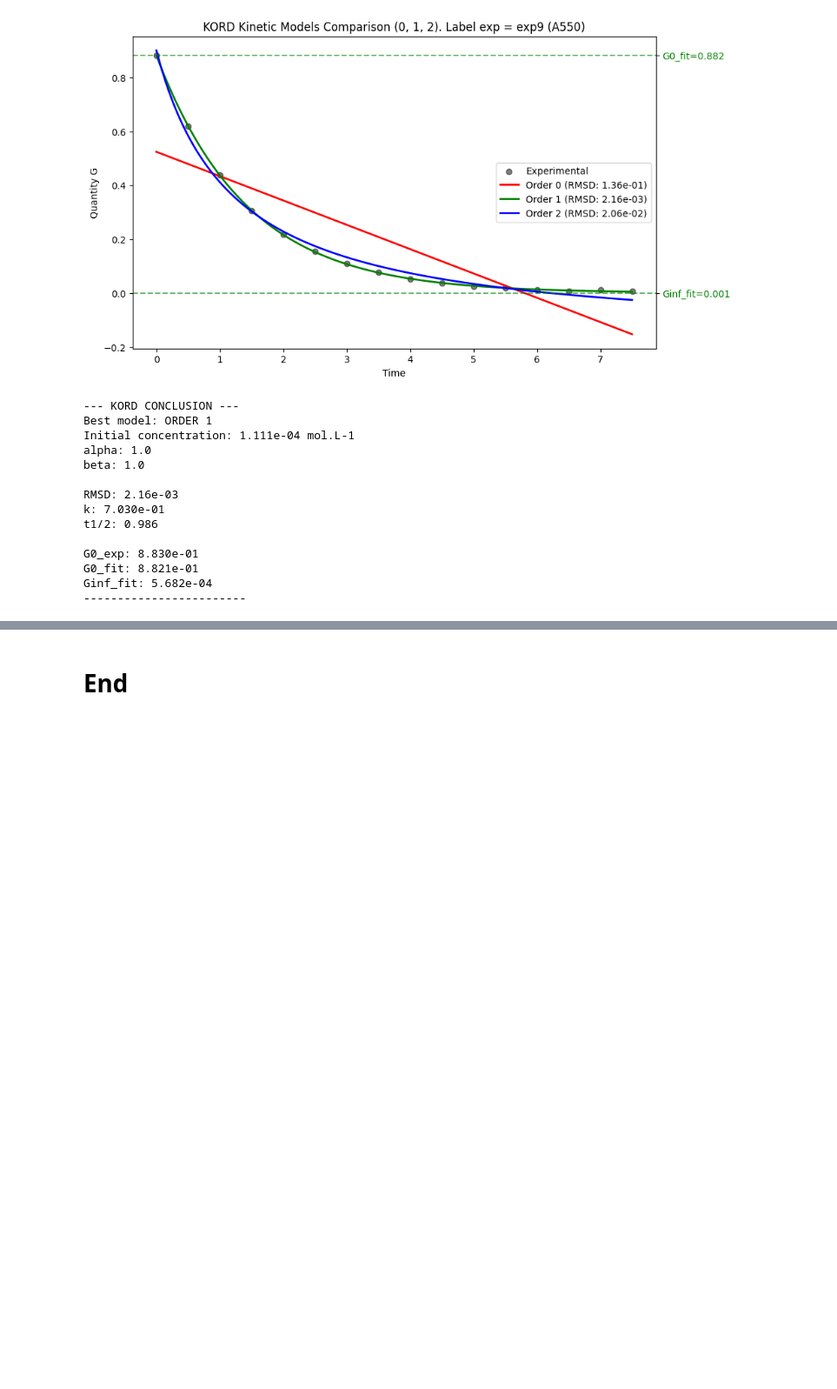
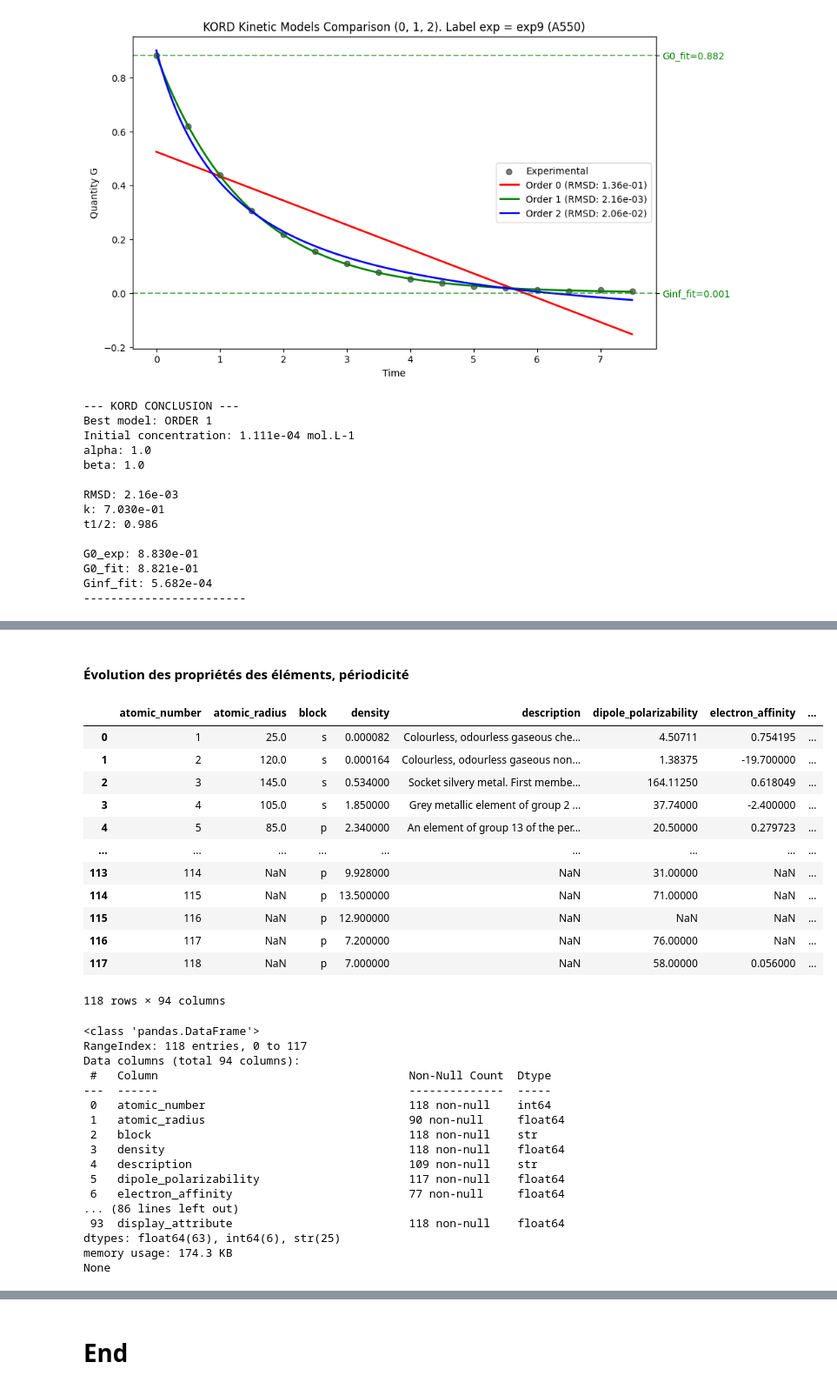
Before and after one commit to rpoteau/pyphyschemtools, a Jupyter notebook: Examples.ipynb, the cells around one changed output, grey strips where cells are left out. Shown at 87% size. Drawn from its saved outputs; the diff is of its cells as text; code cells hidden in the pictures; blank space fills up the shorter version.

```diff
--- a/Examples.ipynb
+++ b/Examples.ipynb
@@ -200,0 +217,37 @@ Ginf_fit: 5.682e-04
+# %% [markdown]
+#### Évolution des propriétés des éléments, périodicité
+# %%
+display(tp.elements)
+
+print(tp.elements.info())
+# %% [output]
+|  | atomic_number | atomic_radius | block | density | description | dipole_polarizability | electron_affinity | ... |
+| 0 | 1 | 25.0 | s | 0.000082 | Colourless, odourless gaseous che... | 4.50711 | 0.754195 | ... |
+| 1 | 2 | 120.0 | s | 0.000164 | Colourless, odourless gaseous non... | 1.38375 | -19.700000 | ... |
+| 2 | 3 | 145.0 | s | 0.534000 | Socket silvery metal. First membe... | 164.11250 | 0.618049 | ... |
+| 3 | 4 | 105.0 | s | 1.850000 | Grey metallic element of group 2 ... | 37.74000 | -2.400000 | ... |
+| 4 | 5 | 85.0 | p | 2.340000 | An element of group 13 of the per... | 20.50000 | 0.279723 | ... |
+| ... | ... | ... | ... | ... | ... | ... | ... | ... |
+| 113 | 114 | NaN | p | 9.928000 | NaN | 31.00000 | NaN | ... |
+| 114 | 115 | NaN | p | 13.500000 | NaN | 71.00000 | NaN | ... |
+| 115 | 116 | NaN | p | 12.900000 | NaN | NaN | NaN | ... |
+| 116 | 117 | NaN | p | 7.200000 | NaN | 76.00000 | NaN | ... |
+| 117 | 118 | NaN | p | 7.000000 | NaN | 58.00000 | 0.056000 | ... |
+118 rows × 94 columns
+<class 'pandas.DataFrame'>
+RangeIndex: 118 entries, 0 to 117
+Data columns (total 94 columns):
+ #   Column                                     Non-Null Count  Dtype
+---  ------                                     --------------  -----
+ 0   atomic_number                              118 non-null    int64
+ 1   atomic_radius                              90 non-null     float64
+ 2   block                                      118 non-null    str
+ 3   density                                    118 non-null    float64
+ 4   description                                109 non-null    str
+ 5   dipole_polarizability                      117 non-null    float64
+ 6   electron_affinity                          77 non-null     float64
+... (86 lines left out)
+ 93  display_attribute                          118 non-null    float64
+dtypes: float64(63), int64(6), str(25)
+memory usage: 174.3 KB
+None
```
Also changed, not shown: parts of 3 cells of this notebook, 21 other files.
